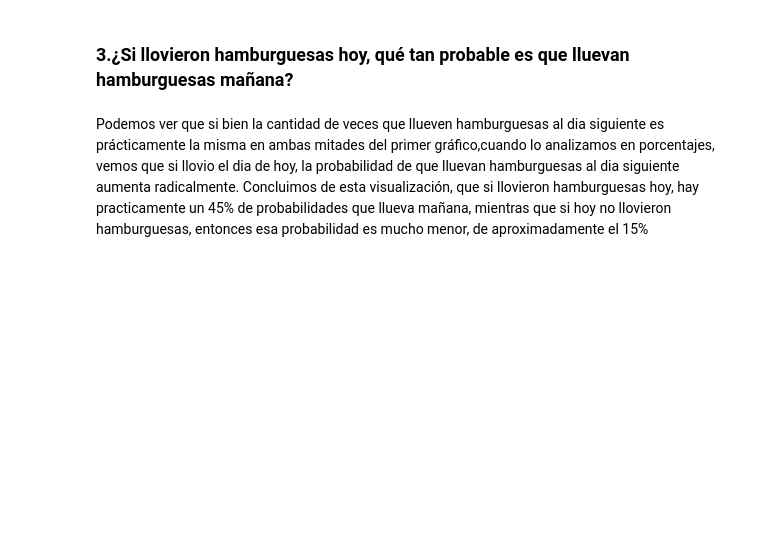
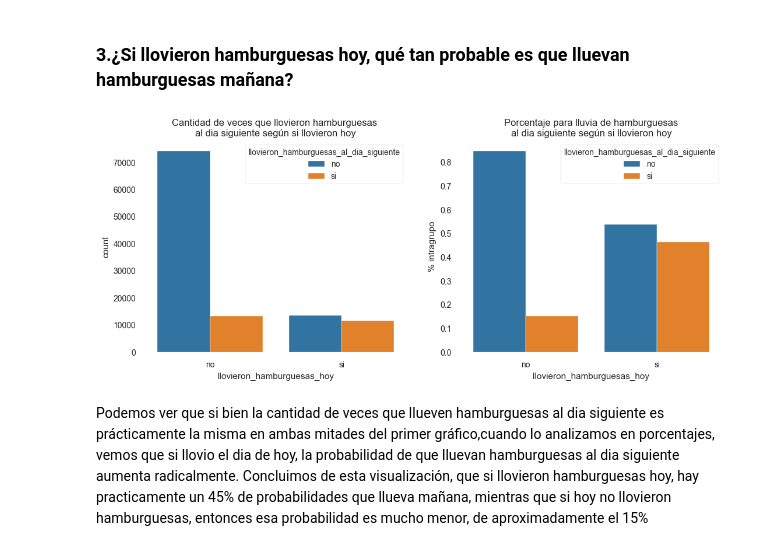
Before and after one commit to juan-roussilian/7506-Organizacion-de-Datos, a Jupyter notebook: tp1_pt1.ipynb, the cells around one changed output. Drawn from its saved outputs; the diff is of its cells as text; code cells hidden in the pictures; blank space fills up the shorter version.

Commit message:
Unifico analisis donde se muestran dos histogramas en distintos ejes, bajo un mismo par de ejes

```diff
--- a/tp1_pt1.ipynb
+++ b/tp1_pt1.ipynb
@@ -291,25 +295,27 @@ Podemos ver que en ningún barrio es predominante el "SI" para la feature llovie
 # %% [markdown]
 ### 3.¿Si llovieron hamburguesas hoy, qué tan probable es que lluevan hamburguesas mañana?
 # %%
-fig, axes = plt.subplots(nrows=1, ncols=2, figsize=[6.4 * 2, 4.8], dpi=100)
+fig, axes = plt.figure(nrows=1, ncols=2, figsize=[6.4 * 2, 4.8], dpi=100)
 
 sns.countplot(data=df, x='llovieron_hamburguesas_hoy', hue='llovieron_hamburguesas_al_dia_siguiente', ax=axes[0])
 axes[0].set_title("Cantidad de veces que llovieron hamburguesas \n" +  "al dia siguiente según si llovieron hoy")
 
 sns.barplot(
     data=df.groupby("llovieron_hamburguesas_hoy")
     .llovieron_hamburguesas_al_dia_siguiente.value_counts(normalize=True)
     .rename("llovieron_al_dia_siguiente_prop")
     .reset_index(),
     x='llovieron_hamburguesas_hoy',
     y="llovieron_al_dia_siguiente_prop",
     hue='llovieron_hamburguesas_al_dia_siguiente',
     ax=axes[1],
 )
 axes[1].set_ylabel("% intragrupo")
 axes[1].set_title("Porcentaje para lluvia de hamburguesas\n" +  "al dia siguiente según si llovieron hoy")
 
 plt.show()
+# %% [output]
+[figure, added]
 # %% [markdown]
 Podemos ver que si bien la cantidad de veces que llueven hamburguesas al dia siguiente es prácticamente la misma en ambas mitades del primer gráfico,cuando lo analizamos en porcentajes, vemos que si llovio el dia de hoy, la probabilidad de que lluevan hamburguesas al dia siguiente aumenta radicalmente. Concluimos de esta visualización, que si llovieron hamburguesas hoy, hay practicamente un 45% de probabilidades que llueva mañana, mientras que si hoy no llovieron hamburguesas, entonces esa probabilidad es mucho menor, de aproximadamente el 15%
 # %% [markdown]
```
Also changed, not shown: parts of 39 cells of this notebook.
